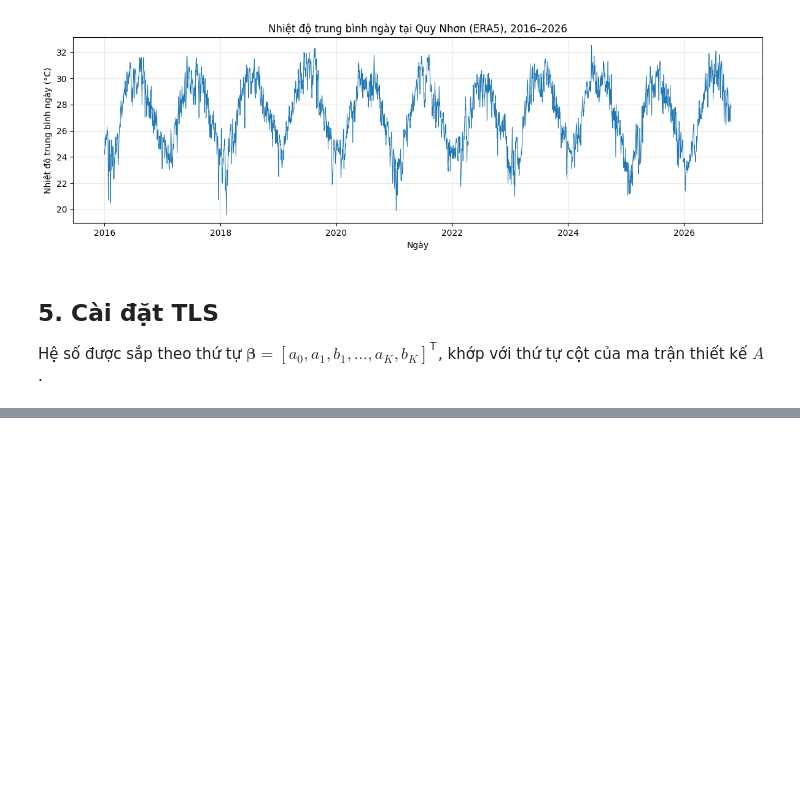
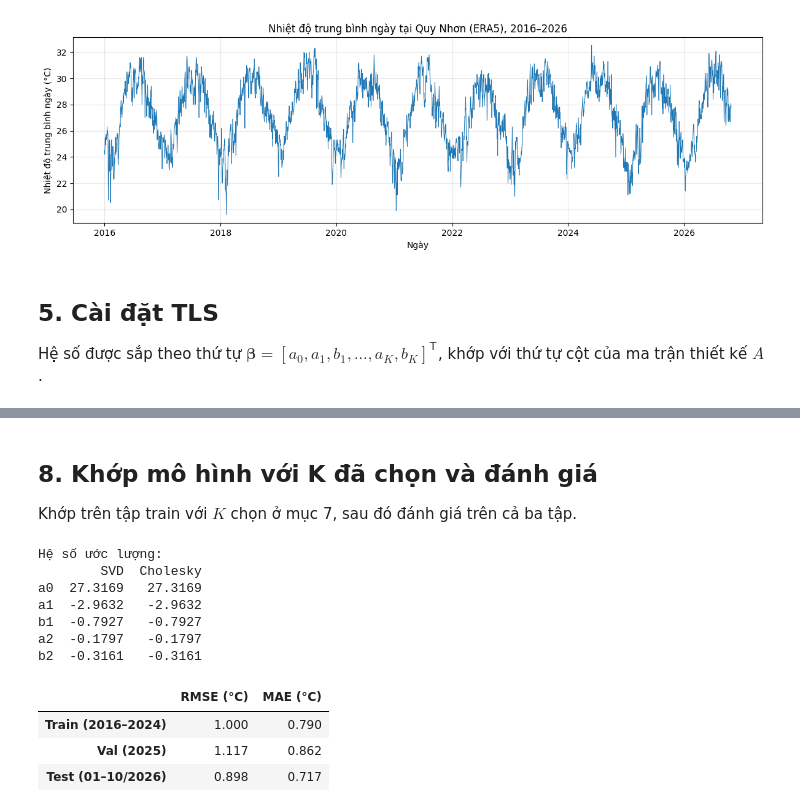
Before and after one commit to thiennguyen37-qn/Trigonometric_Least_Square, a Jupyter notebook: tls_experiment.ipynb, the cells around one changed output, grey strips where cells are left out. Saved outputs shown, nothing was run; the diff lists cells and outputs as text; code cells hidden in the pictures; blank space fills up the shorter version.

```diff
--- a/tls_experiment.ipynb
+++ b/tls_experiment.ipynb
@@ -276,0 +230,34 @@ plt.show()
+# %% [markdown]
+## 8. Khớp mô hình với K đã chọn và đánh giá
+
+Khớp trên tập train với $K$ chọn ở mục 7, sau đó đánh giá trên cả ba tập.
+# %%
+K = best_K
+beta = fit_tls(x_train, y_train, period=T, K=K)
+beta_cholesky = fit_tls_cholesky(x_train, y_train, period=T, K=K)
+y_hat_train = predict_tls(x_train, beta, period=T)
+y_hat_val = predict_tls(x_val, beta, period=T)
+y_hat_test = predict_tls(x_test, beta, period=T)
+
+print("Hệ số ước lượng:")
+print(pd.DataFrame({"SVD": beta, "Cholesky": beta_cholesky}, index=coef_names(K)).round(4).to_string())
+
+pd.DataFrame(
+    {
+        "RMSE (°C)": [rmse(y_train, y_hat_train), rmse(y_val, y_hat_val), rmse(y_test, y_hat_test)],
+        "MAE (°C)": [mae(y_train, y_hat_train), mae(y_val, y_hat_val), mae(y_test, y_hat_test)],
+    },
+    index=["Train (2016–2024)", "Val (2025)", "Test (01–10/2026)"],
+).round(3)
+# %% [output]
+Hệ số ước lượng:
+        SVD  Cholesky
+a0  27.3169   27.3169
+a1  -2.9632   -2.9632
+b1  -0.7927   -0.7927
+a2  -0.1797   -0.1797
+b2  -0.3161   -0.3161
+|  | RMSE (°C) | MAE (°C) |
+| Train (2016–2024) | 1.000 | 0.790 |
+| Val (2025) | 1.117 | 0.862 |
+| Test (01–10/2026) | 0.898 | 0.717 |
```
Also changed, not shown: parts of 16 cells of this notebook.
